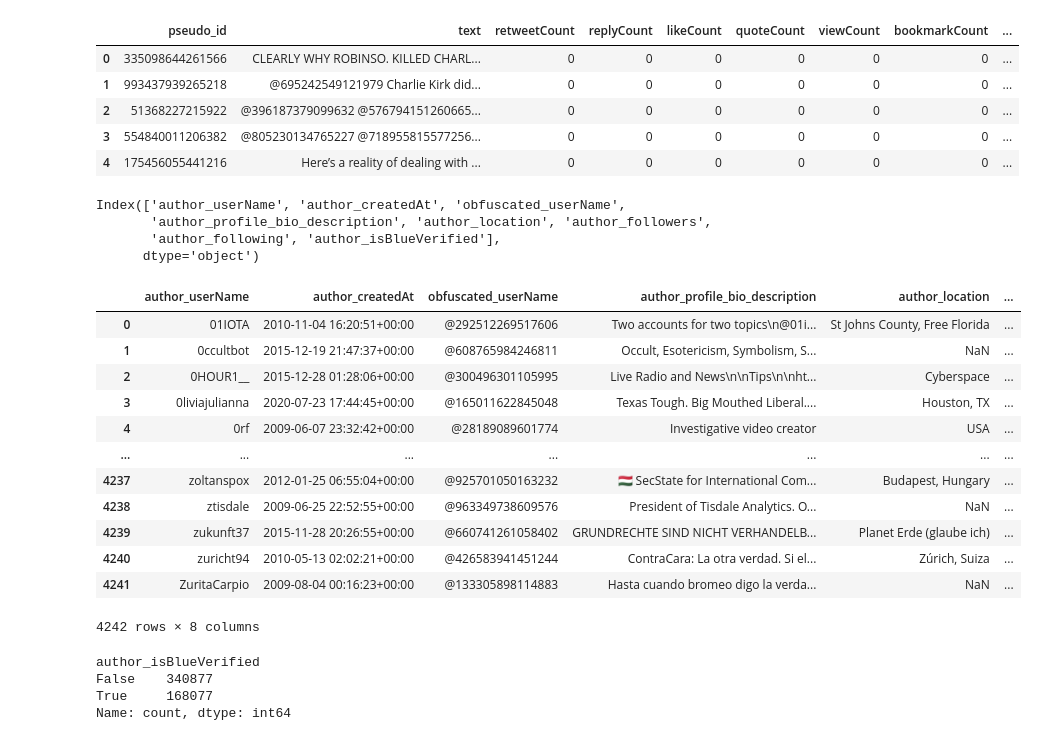
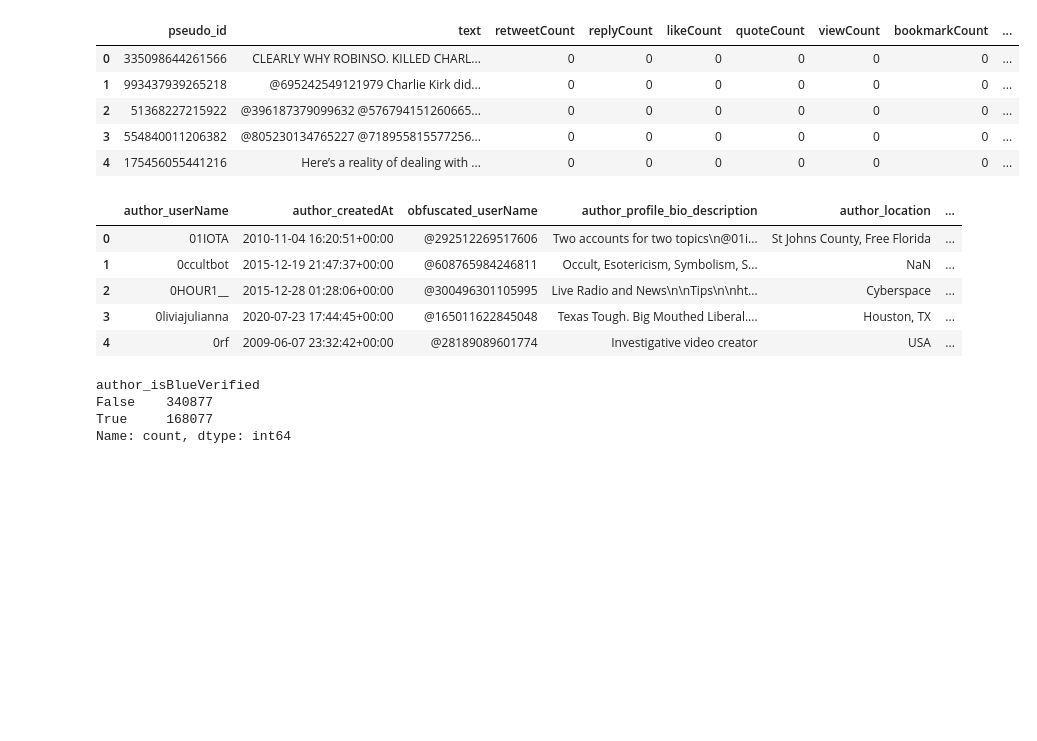
Before and after one commit to lonelyalpaca2003/sentiment_analysis_charlie_kirk-, a Jupyter notebook: notebooks/eda.ipynb, the cells around one changed output. Drawn from its saved outputs; the diff is of its cells as text; code cells hidden in the pictures; blank space fills up the shorter version.

```diff
--- a/notebooks/eda.ipynb
+++ b/notebooks/eda.ipynb
@@ -21,29 +24,15 @@ df.head()
 | 2 | 51368227215922 | @396187379099632 @576794151260665... | 0 | 0 | 0 | 0 | 0 | 0 | ... |
 | 3 | 554840011206382 | @805230134765227 @718955815577256... | 0 | 0 | 0 | 0 | 0 | 0 | ... |
 | 4 | 175456055441216 | Here’s a reality of dealing with ... | 0 | 0 | 0 | 0 | 0 | 0 | ... |
-# %%
-authors_df.columns
-# %% [output]
-Index(['author_userName', 'author_createdAt', 'obfuscated_userName',
-       'author_profile_bio_description', 'author_location', 'author_followers',
-       'author_following', 'author_isBlueVerified'],
-      dtype='object')
 # %%
-authors_df
+authors_df.head()
 # %% [output]
 |  | author_userName | author_createdAt | obfuscated_userName | author_profile_bio_description | author_location | ... |
 | 0 | 01IOTA | 2010-11-04 16:20:51+00:00 | @292512269517606 | Two accounts for two topics\n@01i... | St Johns County, Free Florida | ... |
 | 1 | 0ccultbot | 2015-12-19 21:47:37+00:00 | @608765984246811 | Occult, Esotericism, Symbolism, S... | NaN | ... |
 | 2 | 0HOUR1__ | 2015-12-28 01:28:06+00:00 | @300496301105995 | Live Radio and News\n\nTips\n\nht... | Cyberspace | ... |
 | 3 | 0liviajulianna | 2020-07-23 17:44:45+00:00 | @165011622845048 | Texas Tough. Big Mouthed Liberal.... | Houston, TX | ... |
 | 4 | 0rf | 2009-06-07 23:32:42+00:00 | @28189089601774 | Investigative video creator | USA | ... |
-| ... | ... | ... | ... | ... | ... | ... |
-| 4237 | zoltanspox | 2012-01-25 06:55:04+00:00 | @925701050163232 | 🇭🇺 SecState for International Com... | Budapest, Hungary | ... |
-| 4238 | ztisdale | 2009-06-25 22:52:55+00:00 | @963349738609576 | President of Tisdale Analytics. O... | NaN | ... |
-| 4239 | zukunft37 | 2015-11-28 20:26:55+00:00 | @660741261058402 | GRUNDRECHTE SIND NICHT VERHANDELB... | Planet Erde (glaube ich) | ... |
-| 4240 | zuricht94 | 2010-05-13 02:02:21+00:00 | @426583941451244 | ContraCara: La otra verdad. Si el... | Zúrich, Suiza | ... |
-| 4241 | ZuritaCarpio | 2009-08-04 00:16:23+00:00 | @133305898114883 | Hasta cuando bromeo digo la verda... | NaN | ... |
-4242 rows × 8 columns
 # %%
 df['author_isBlueVerified'].value_counts()
 # %% [output]
```
Also changed, not shown: parts of 12 cells of this notebook.
